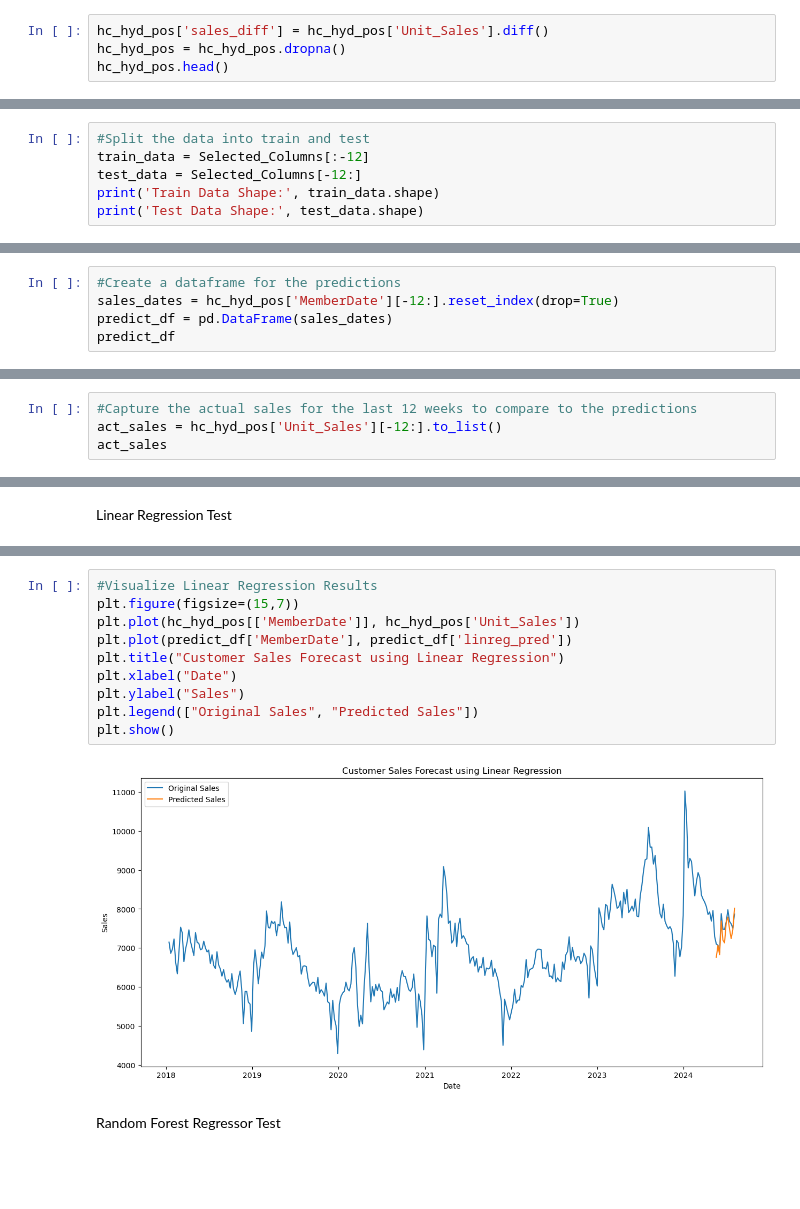
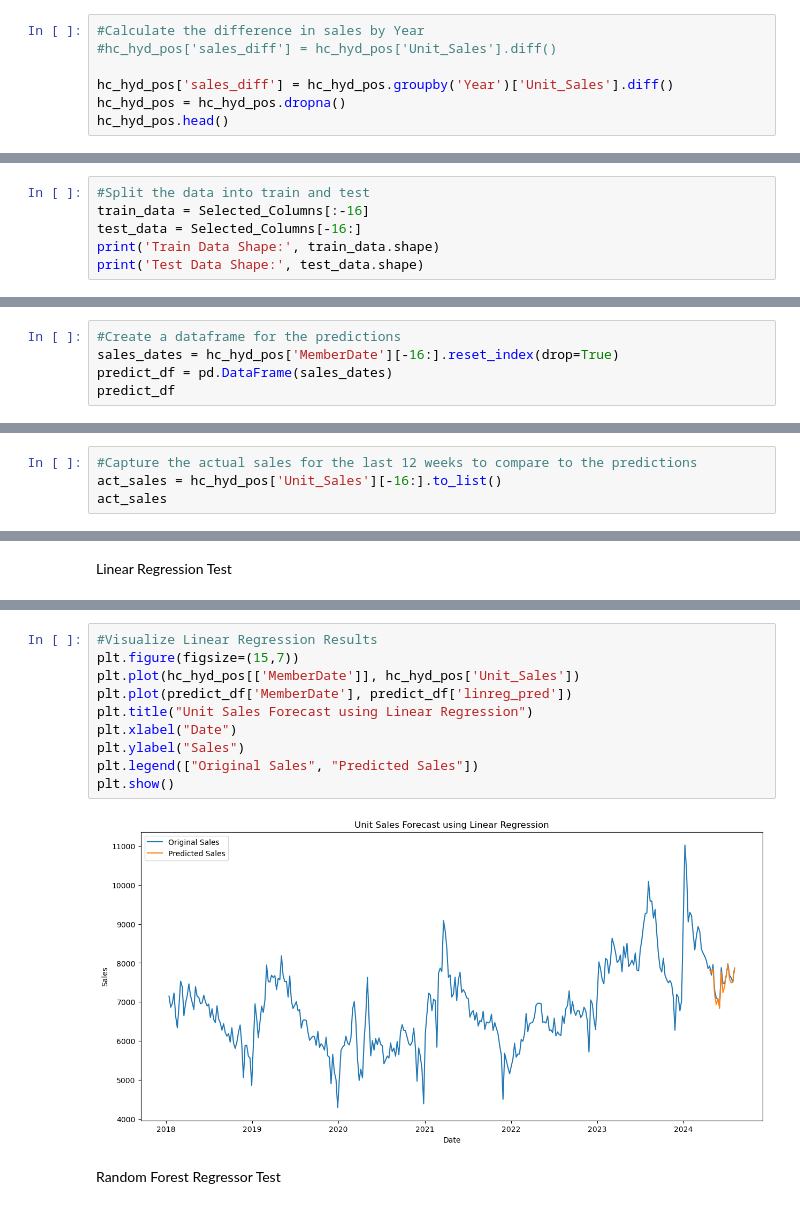
Before and after one commit to jstipe1/AI_Project_3, a Jupyter notebook: historical_pos_model.ipynb, the cells around one changed output, grey strips where cells are left out. Cells and saved outputs as stored; diff of their text form; blank space fills up the shorter version.

```diff
--- a/historical_pos_model.ipynb
+++ b/historical_pos_model.ipynb
@@ -160,5 +170,8 @@ hc_hyd_pos.head()
 # %%
-hc_hyd_pos['sales_diff'] = hc_hyd_pos['Unit_Sales'].diff()
+#Calculate the difference in sales by Year
+#hc_hyd_pos['sales_diff'] = hc_hyd_pos['Unit_Sales'].diff()
+
+hc_hyd_pos['sales_diff'] = hc_hyd_pos.groupby('Year')['Unit_Sales'].diff()
 hc_hyd_pos = hc_hyd_pos.dropna()
 hc_hyd_pos.head()
 # %% [output]
@@ -233,8 +590,8 @@ See the caveats in the documentation: https://pandas.pydata.org/pandas-docs/stab
 10 rows × 312 columns
 # %%
 #Split the data into train and test
-train_data = Selected_Columns[:-12]
-test_data = Selected_Columns[-12:]
+train_data = Selected_Columns[:-16]
+test_data = Selected_Columns[-16:]
 print('Train Data Shape:', train_data.shape)
 print('Test Data Shape:', test_data.shape)
 # %% [output]
@@ -268,6 +625,6 @@ y_test Shape: (12,)
 # %%
 #Create a dataframe for the predictions
-sales_dates = hc_hyd_pos['MemberDate'][-12:].reset_index(drop=True)
+sales_dates = hc_hyd_pos['MemberDate'][-16:].reset_index(drop=True)
 predict_df = pd.DataFrame(sales_dates)
 predict_df
 # %% [output]
@@ -287,5 +648,5 @@ predict_df
 # %%
 #Capture the actual sales for the last 12 weeks to compare to the predictions
-act_sales = hc_hyd_pos['Unit_Sales'][-12:].to_list()
+act_sales = hc_hyd_pos['Unit_Sales'][-16:].to_list()
 act_sales
 # %% [output]
@@ -351,14 +721,14 @@ predict_df
 # %%
 #Visualize Linear Regression Results
 plt.figure(figsize=(15,7))
 plt.plot(hc_hyd_pos[['MemberDate']], hc_hyd_pos['Unit_Sales'])
 plt.plot(predict_df['MemberDate'], predict_df['linreg_pred'])
-plt.title("Customer Sales Forecast using Linear Regression")
+plt.title("Unit Sales Forecast using Linear Regression")
 plt.xlabel("Date")
 plt.ylabel("Sales")
 plt.legend(["Original Sales", "Predicted Sales"])
 plt.show()
 # %% [output]
-[figure, old version]
+[figure, new version]
 # %% [markdown]
 Random Forest Regressor Test
```
Also changed, not shown: parts of 54 cells of this notebook, 2 other files.
